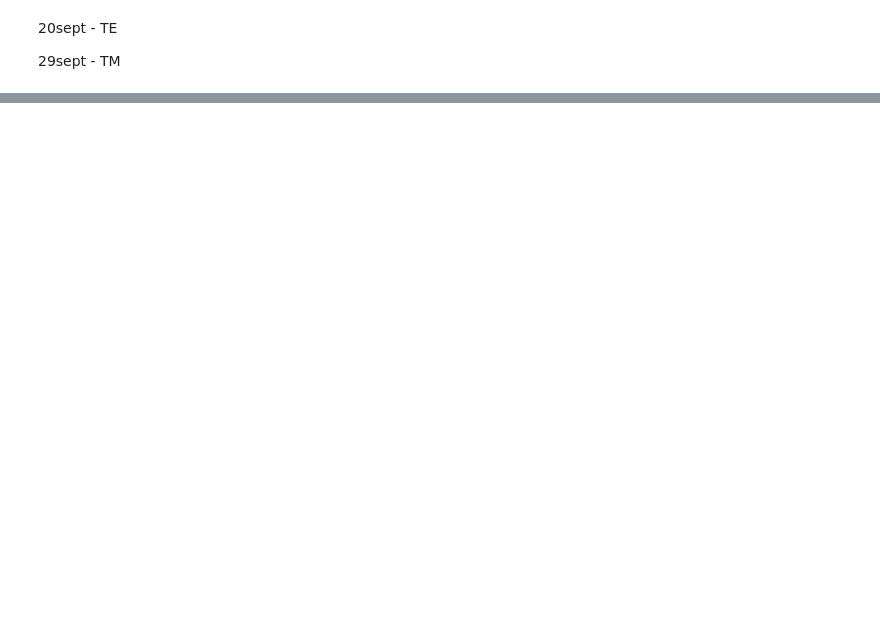
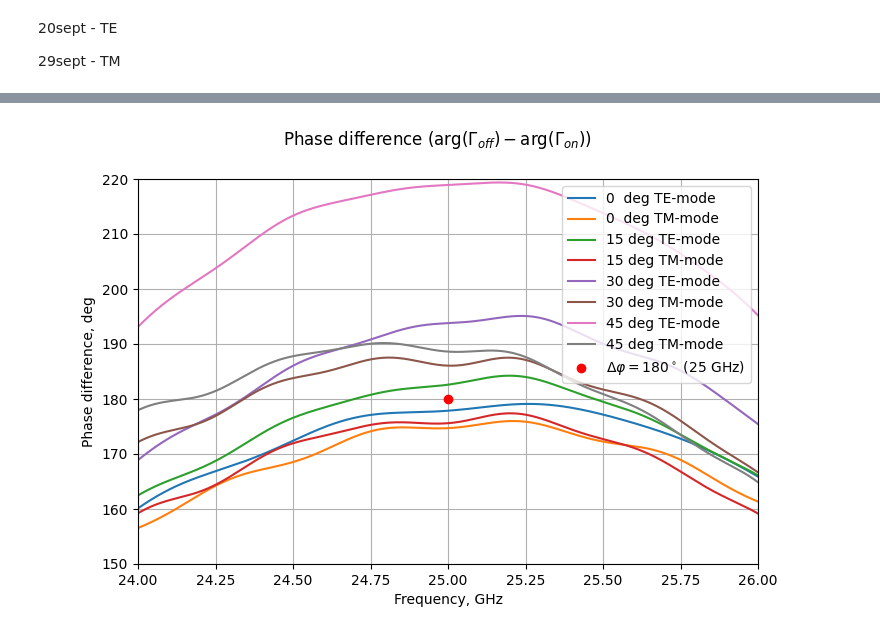
Before and after one commit to isvoropaev02/post_processing_RIS, a Jupyter notebook: phase_diff/phase_difference_plot.ipynb, the cells around one changed output, grey strips where cells are left out. Drawn from its saved outputs; the diff is of its cells as text; code cells hidden in the pictures; blank space fills up the shorter version.

```diff
--- a/phase_diff/phase_difference_plot.ipynb
+++ b/phase_diff/phase_difference_plot.ipynb
@@ -24,7 +25,8 @@ for angle in list_of_angles:
 
         temp = pd.read_csv('C:\\Users\\isvoropaev\\Desktop\\python_codes\\post_processing_RIS\\phase_diff\\'+file,
                            sep=',', skiprows=1, header=None, index_col=False, names=['Frequency', 'G_'+str(angle)+mode])
-        print(temp.shape)
+        temp['G_'+str(angle)+mode] = temp['G_'+str(angle)+mode].apply(complex)
+        #print(temp.info())
         if angle==0 and mode=='TE':
             data_0TE = temp
         else:
@@ -53,0 +47,30 @@ data.head()
+# %%
+fig2 = plt.figure(figsize=(8,5))
+
+ax_1 = fig2.add_subplot(111)
+for angle in list_of_angles:
+    for mode in list_of_modes:
+        if angle==0 and mode=='TE':
+            ax_1.plot(data_0TE['Frequency']*1e-9, (np.degrees((data_0TE['G_0TE']).apply(cmath.phase))).apply(m_unwrap),
+                      label=(str(angle)+'  deg ' + mode + '-mode'))
+        else:
+            if angle == 0:
+                ax_1.plot(data['Frequency']*1e-9, (np.degrees((data['G_'+str(angle)+mode]).apply(cmath.phase))).apply(m_unwrap),
+                label=(str(angle)+'  deg ' + mode + '-mode'))
+            else:
+                ax_1.plot(data['Frequency']*1e-9, (np.degrees((data['G_'+str(angle)+mode]).apply(cmath.phase))).apply(m_unwrap),
+                    label=(str(angle)+' deg ' + mode + '-mode'))
+
+ax_1.scatter([25], [180], color='r', label=r'$\Delta \varphi = 180 ^\circ$ (25 GHz)', zorder=3)
+ax_1.set_xlabel('Frequency, GHz')
+ax_1.set_ylabel('Phase difference, deg')
+ax_1.set_xlim(left=24, right=26)
+ax_1.set_ylim(top=220, bottom=150)
+ax_1.legend()
+ax_1.grid()
+
+
+fig2.suptitle(r'Phase difference ($\arg(\Gamma_{off}) - \arg(\Gamma_{on})$)')
+plt.show()
+# %% [output]
+[figure, added]
```
Also changed, not shown: parts of 3 cells of this notebook.
